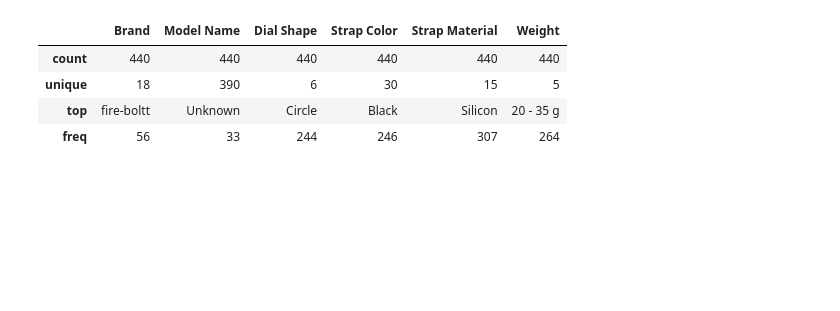
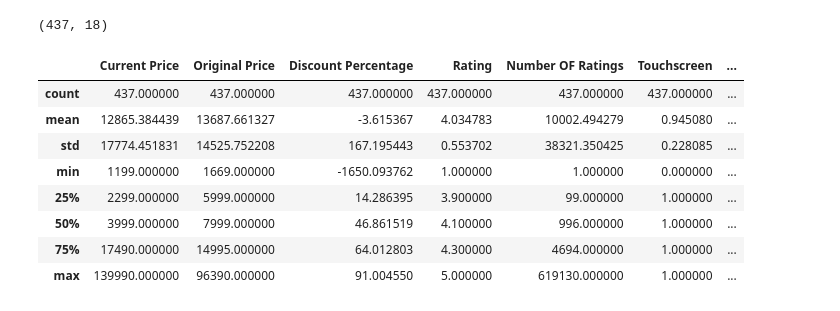
Before and after one commit to kushneek/smartwatch-rating-prediction, a Jupyter notebook: EDA.ipynb, the cells around one changed output. Drawn from its saved outputs; the diff is of its cells as text; code cells hidden in the pictures; blank space fills up the shorter version.

```diff
--- a/EDA.ipynb
+++ b/EDA.ipynb
@@ -14,11 +14,19 @@ df.head()
 | 2 | boat | 1999.0 | 7990.0 | 74.981227 | 3.8 | 21724.0 | Wave Call | ... |
 | 3 | fire-boltt | 1799.0 | 19999.0 | 91.004550 | 4.3 | 13244.0 | BSW053 | ... |
 | 4 | noise | 1599.0 | 4999.0 | 68.013603 | 4.1 | 13901.0 | Wrb-sw-colorfitpulsegobuzz-std-bl... | ... |
+# %%
+df.shape
+# %% [output]
+(437, 18)
 # %%
-df.describe(include=object)
+df.describe()
 # %% [output]
-|  | Brand | Model Name | Dial Shape | Strap Color | Strap Material | Weight |
-| count | 440 | 440 | 440 | 440 | 440 | 440 |
-| unique | 18 | 390 | 6 | 30 | 15 | 5 |
-| top | fire-boltt | Unknown | Circle | Black | Silicon | 20 - 35 g |
-| freq | 56 | 33 | 244 | 246 | 307 | 264 |
+|  | Current Price | Original Price | Discount Percentage | Rating | Number OF Ratings | Touchscreen | ... |
+| count | 437.000000 | 437.000000 | 437.000000 | 437.000000 | 437.000000 | 437.000000 | ... |
+| mean | 12865.384439 | 13687.661327 | -3.615367 | 4.034783 | 10002.494279 | 0.945080 | ... |
+| std | 17774.451831 | 14525.752208 | 167.195443 | 0.553702 | 38321.350425 | 0.228085 | ... |
+| min | 1199.000000 | 1669.000000 | -1650.093762 | 1.000000 | 1.000000 | 0.000000 | ... |
+| 25% | 2299.000000 | 5999.000000 | 14.286395 | 3.900000 | 99.000000 | 1.000000 | ... |
+| 50% | 3999.000000 | 7999.000000 | 46.861519 | 4.100000 | 996.000000 | 1.000000 | ... |
+| 75% | 17490.000000 | 14995.000000 | 64.012803 | 4.300000 | 4694.000000 | 1.000000 | ... |
+| max | 139990.000000 | 96390.000000 | 91.004550 | 5.000000 | 619130.000000 | 1.000000 | ... |
```
Also changed, not shown: parts of 25 cells of this notebook.
